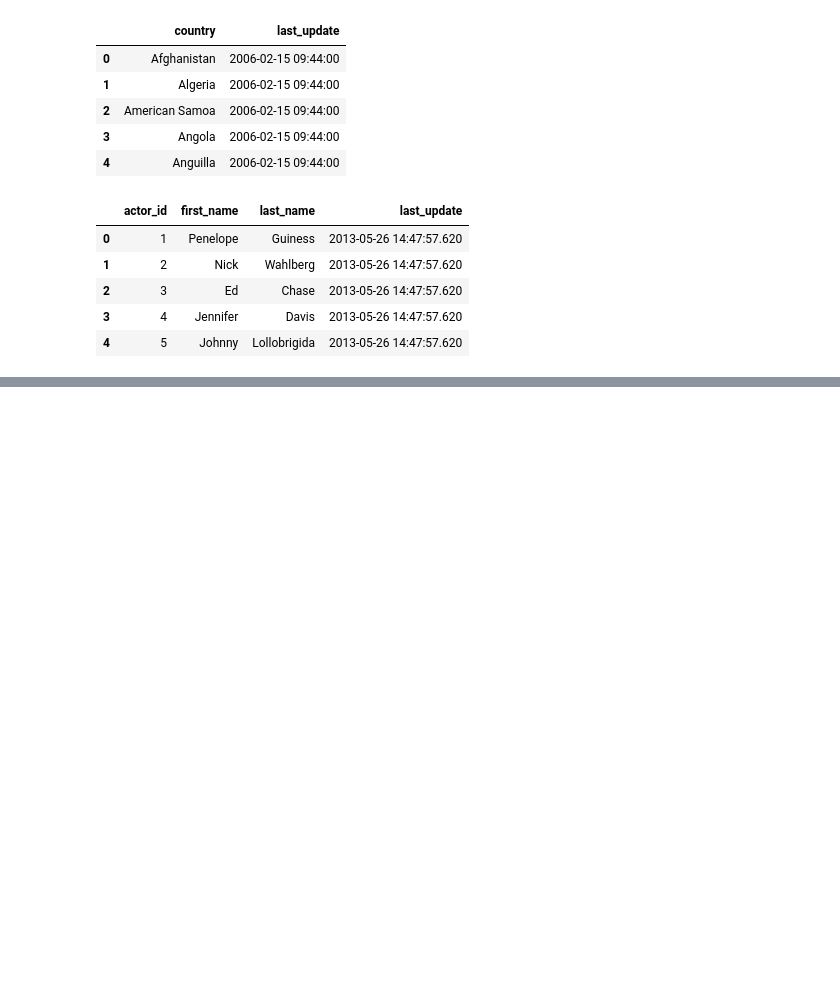
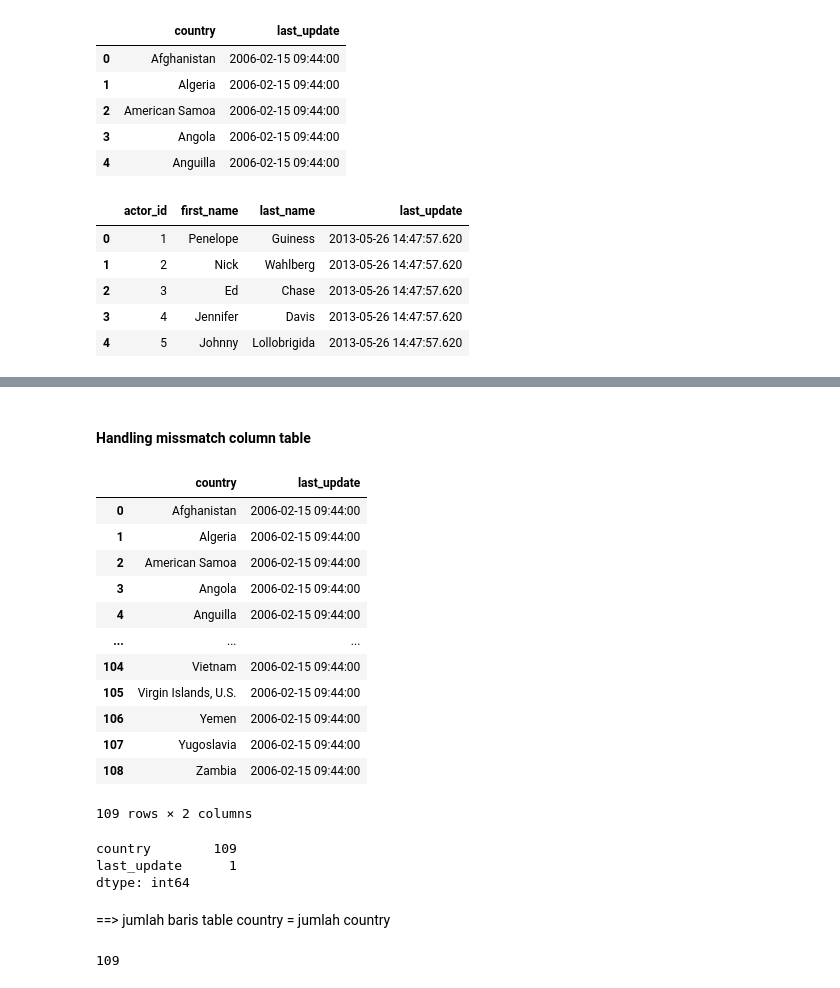
Before and after one commit to naufalqii16/ETL-dvd-rental, a Jupyter notebook: explore.ipynb, the cells around one changed output, grey strips where cells are left out. Drawn from its saved outputs; the diff is of its cells as text; code cells hidden in the pictures; blank space fills up the shorter version.

```diff
--- a/explore.ipynb
+++ b/explore.ipynb
@@ -117,0 +464,30 @@ actor_df.head()
+# %% [markdown]
+#### Handling missmatch column table
+# %%
+table_dict['country']
+# %% [output]
+|  | country | last_update |
+| 0 | Afghanistan | 2006-02-15 09:44:00 |
+| 1 | Algeria | 2006-02-15 09:44:00 |
+| 2 | American Samoa | 2006-02-15 09:44:00 |
+| 3 | Angola | 2006-02-15 09:44:00 |
+| 4 | Anguilla | 2006-02-15 09:44:00 |
+| ... | ... | ... |
+| 104 | Vietnam | 2006-02-15 09:44:00 |
+| 105 | Virgin Islands, U.S. | 2006-02-15 09:44:00 |
+| 106 | Yemen | 2006-02-15 09:44:00 |
+| 107 | Yugoslavia | 2006-02-15 09:44:00 |
+| 108 | Zambia | 2006-02-15 09:44:00 |
+109 rows × 2 columns
+# %%
+table_dict['country'].nunique()
+# %% [output]
+country        109
+last_update      1
+dtype: int64
+# %% [markdown]
+==> jumlah baris table country = jumlah country
+# %%
+len(table_dict['country'])
+# %% [output]
+109
```
Also changed, not shown: parts of 68 cells of this notebook.
